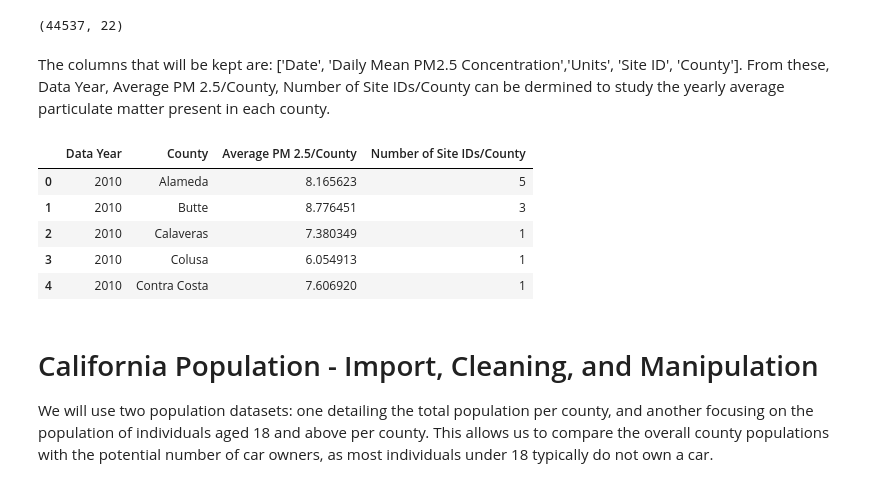
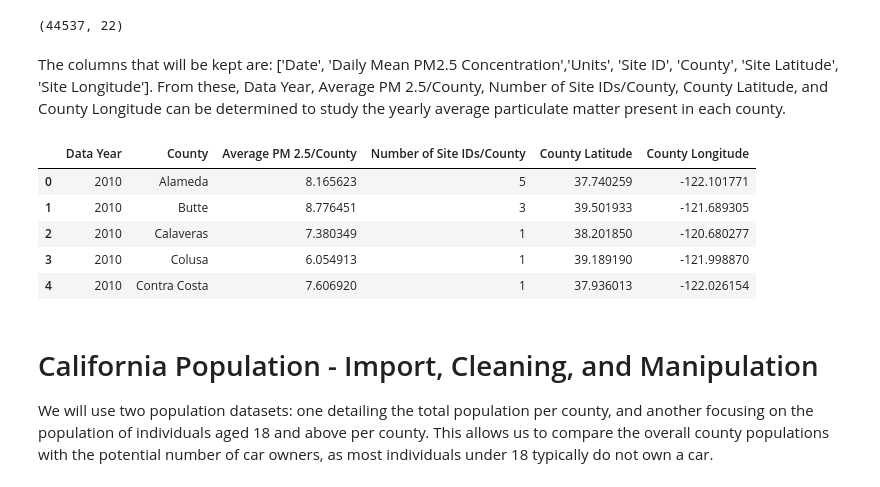
Before and after one commit to kellerl7/SIADS_Milestone_1, a Jupyter notebook: 19-btschmid-claris-lucaskel-kr_backup.ipynb, the cells around one changed output. Drawn from its saved outputs; the diff is of its cells as text; code cells hidden in the pictures.

Commit message:
added longitude and latitude to pm_df

```diff
--- a/19-btschmid-claris-lucaskel-kr_backup.ipynb
+++ b/19-btschmid-claris-lucaskel-kr_backup.ipynb
@@ -475,7 +475,7 @@ df.shape
 # %% [output]
 (44537, 22)
 # %% [markdown]
-The columns that will be kept are: ['Date', 'Daily Mean PM2.5 Concentration','Units', 'Site ID', 'County']. From these, Data Year, Average PM 2.5/County, Number of Site IDs/County can be dermined to study the yearly average particulate matter present in each county.
+The columns that will be kept are: ['Date', 'Daily Mean PM2.5 Concentration','Units', 'Site ID', 'County', 'Site Latitude', 'Site Longitude']. From these, Data Year, Average PM 2.5/County, Number of Site IDs/County, County Latitude, and County Longitude can be determined to study the yearly average particulate matter present in each county.
 # %%
 # This function takes a file name, extracts applicable columns,
 # manipulates them into the proper format, and returns a mergeable dataframe.
@@ -483,7 +483,7 @@ def avg_pm_value(filename):
     # loading data
     df = pd.read_csv(filename)
     # We are only concerned with the following columns:
-    df = df[['Date', 'Daily Mean PM2.5 Concentration','Units', 'Site ID', 'County']]
+    df = df[['Date', 'Daily Mean PM2.5 Concentration','Units', 'Site ID', 'County', 'Site Latitude', 'Site Longitude']]
     # changing date column to datetime
     df['Date'] = pd.to_datetime(df['Date'])
     # adding year column
@@ -491,12 +491,20 @@ def avg_pm_value(filename):
     # determining unique sites per county
     unique_sites_per_county = df.groupby('County')['Site ID'].nunique().reset_index()
     unique_sites_per_county.rename(columns={'Site ID': 'Number of Site IDs/County'}, inplace=True)
+    # location average
+    average_latitude_county = df.groupby('County')['Site Latitude'].mean().reset_index()
+    average_latitude_county.round(2)
+    average_longitude_county =df.groupby('County')['Site Longitude'].mean().reset_index()
+    average_longitude_county.round(2)
+    county_longitude_latitude = average_latitude_county.merge(average_longitude_county, on='County')
+    county_longitude_latitude.rename(columns={'Site Latitude': 'County Latitude', 'Site Longitude': 'County Longitude'}, inplace=True)
     # average pm2.5 values per county
     avg_pm_value =df.groupby(['County', 'Data Year'])['Daily Mean PM2.5 Concentration'].mean().reset_index()
     avg_pm_value.rename(columns={'Daily Mean PM2.5 Concentration': 'Average PM 2.5/County'}, inplace=True)
     # merging tables
-    avg_df = unique_sites_per_county.merge(avg_pm_value, on='County')
-    avg_df = avg_df.pivot_table(index ='County', values = ['Data Year','Average PM 2.5/County', 'Number of Site IDs/County'])
+    a_df = unique_sites_per_county.merge(avg_pm_value, on='County')
+    avg_df = a_df.merge(county_longitude_latitude, on='County')
+    avg_df = avg_df.pivot_table(index ='County', values = ['Data Year','Average PM 2.5/County', 'Number of Site IDs/County', 'County Latitude', 'County Longitude'])
     avg_df.reset_index(inplace=True)
     return avg_df
 # %%
@@ -519,18 +527,18 @@ df_2024 = avg_pm_value(csv_2024)
 # %%
 # Creating one dataframe from each year.
 df_2010_2024= pd.concat([df_2010, df_2011, df_2012, df_2013, df_2014, df_2015, df_2016, df_2017, df_2018, df_2019, df_2020, df_2021, df_2022, df_2023, df_2024], ignore_index=True, axis = 0)
 df_2010_2024['Data Year'] = df_2010_2024['Data Year'].astype(int)
-df_2010_2024 = df_2010_2024[['Data Year', 'County', 'Average PM 2.5/County', 'Number of Site IDs/County']]
+df_2010_2024 = df_2010_2024[['Data Year', 'County', 'Average PM 2.5/County', 'Number of Site IDs/County', 'County Latitude', 'County Longitude']]
 # renaming dataset for clarity
 df_pm = df_2010_2024
 df_pm.head()
 # %% [output]
-|  | Data Year | County | Average PM 2.5/County | Number of Site IDs/County |
-| 0 | 2010 | Alameda | 8.165623 | 5 |
-| 1 | 2010 | Butte | 8.776451 | 3 |
-| 2 | 2010 | Calaveras | 7.380349 | 1 |
-| 3 | 2010 | Colusa | 6.054913 | 1 |
-| 4 | 2010 | Contra Costa | 7.606920 | 1 |
+|  | Data Year | County | Average PM 2.5/County | Number of Site IDs/County | County Latitude | County Longitude |
+| 0 | 2010 | Alameda | 8.165623 | 5 | 37.740259 | -122.101771 |
+| 1 | 2010 | Butte | 8.776451 | 3 | 39.501933 | -121.689305 |
+| 2 | 2010 | Calaveras | 7.380349 | 1 | 38.201850 | -120.680277 |
+| 3 | 2010 | Colusa | 6.054913 | 1 | 39.189190 | -121.998870 |
+| 4 | 2010 | Contra Costa | 7.606920 | 1 | 37.936013 | -122.026154 |
 # %% [markdown]
 # California Population - Import, Cleaning, and Manipulation
 We will use two population datasets: one detailing the total population per county, and another focusing on the population of individuals aged 18 and above per county. This allows us to compare the overall county populations with the potential number of car owners, as most individuals under 18 typically do not own a car.
```
Also changed, not shown: parts of 7 cells of this notebook, 1 other file.
